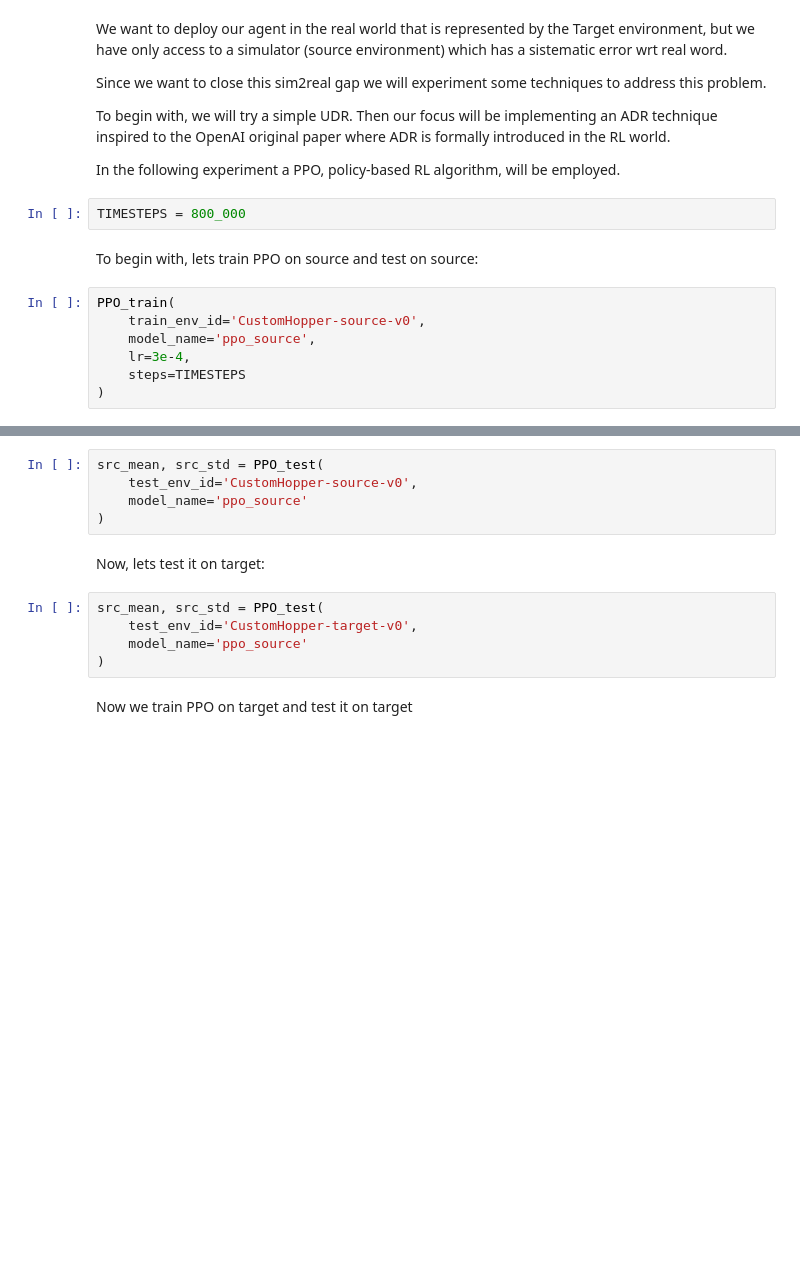
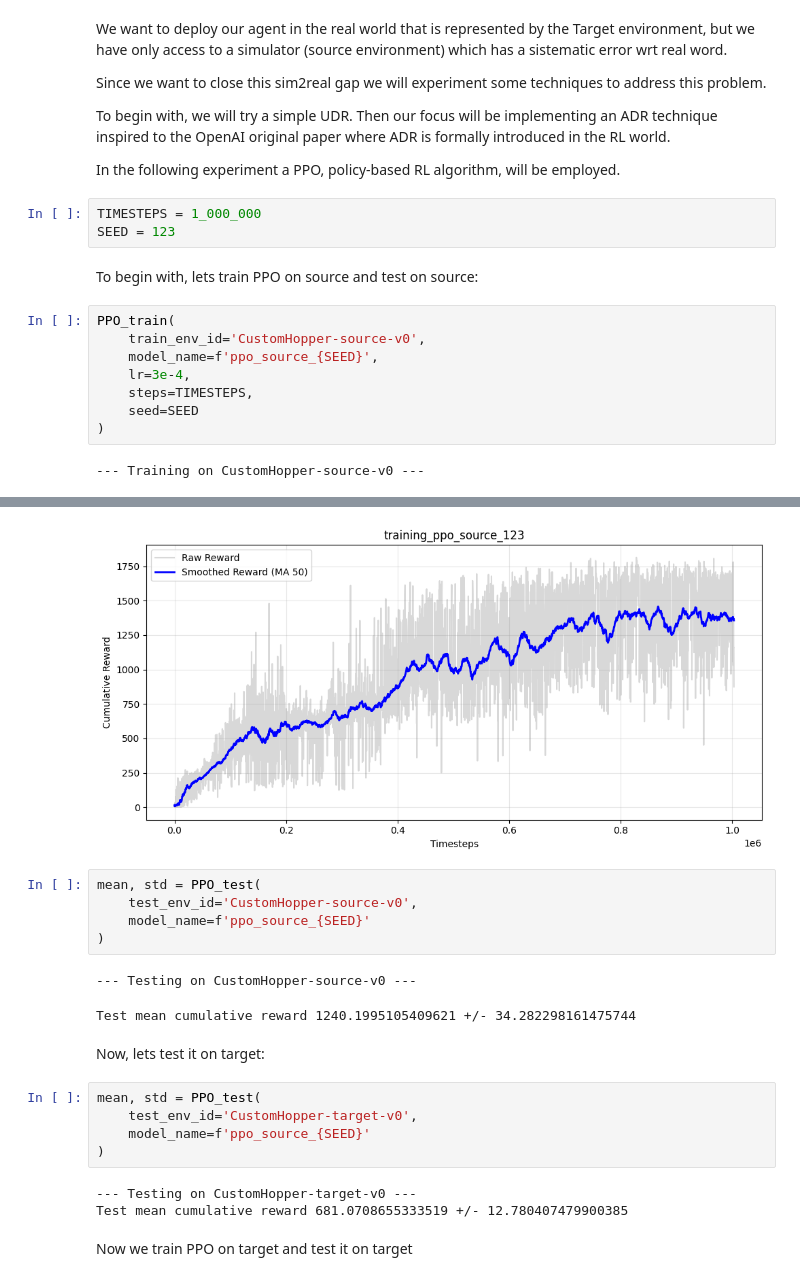
Before and after one commit to daviderandino/RLProject, a Jupyter notebook: experiments.ipynb, the cells around one changed output, grey strips where cells are left out. Drawn from its saved outputs; the diff is of its cells as text; blank space fills up the shorter version.

```diff
--- a/experiments.ipynb
+++ b/experiments.ipynb
@@ -11,13 +11,17 @@ To begin with, we will try a simple UDR. Then our focus will be implementing an
 
 In the following experiment a PPO, policy-based RL algorithm, will be employed.
 # %%
-TIMESTEPS = 800_000
+TIMESTEPS = 1_000_000
+SEED = 123
 # %% [markdown]
 To begin with, lets train PPO on source and test on source:
 # %%
 PPO_train(
     train_env_id='CustomHopper-source-v0',
-    model_name='ppo_source',
+    model_name=f'ppo_source_{SEED}',
     lr=3e-4,
-    steps=TIMESTEPS
+    steps=TIMESTEPS,
+    seed=SEED
 )
+# %% [output]
+--- Training on CustomHopper-source-v0 ---
@@ -24,15 +30,22 @@ PPO_train(
+[figure, added]
 # %%
-src_mean, src_std = PPO_test(
+mean, std = PPO_test(
     test_env_id='CustomHopper-source-v0',
-    model_name='ppo_source'
+    model_name=f'ppo_source_{SEED}'
 )
+# %% [output]
+--- Testing on CustomHopper-source-v0 ---
+Test mean cumulative reward 1240.1995105409621 +/- 34.282298161475744
 # %% [markdown]
 Now, lets test it on target:
 # %%
-src_mean, src_std = PPO_test(
+mean, std = PPO_test(
     test_env_id='CustomHopper-target-v0',
-    model_name='ppo_source'
+    model_name=f'ppo_source_{SEED}'
 )
+# %% [output]
+--- Testing on CustomHopper-target-v0 ---
+Test mean cumulative reward 681.0708655333519 +/- 12.780407479900385
 # %% [markdown]
 Now we train PPO on target and test it on target
 # %%
```
Also changed, not shown: parts of 9 cells of this notebook, 33 other files.
